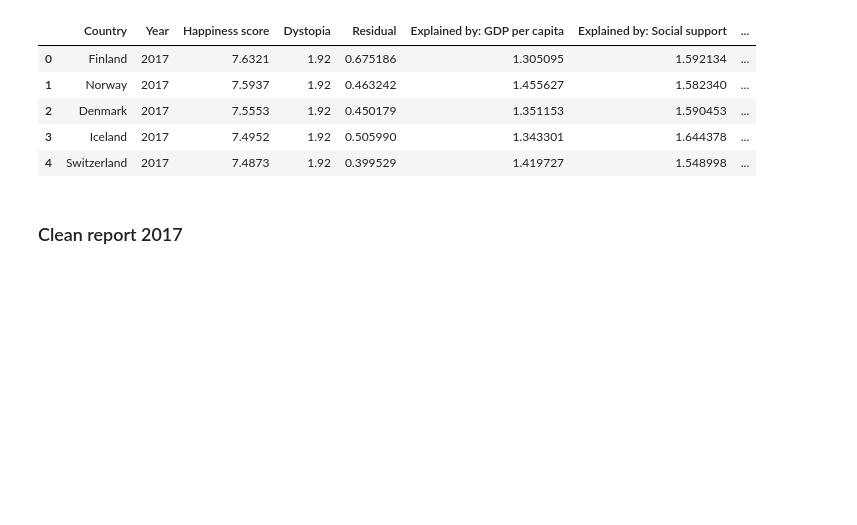
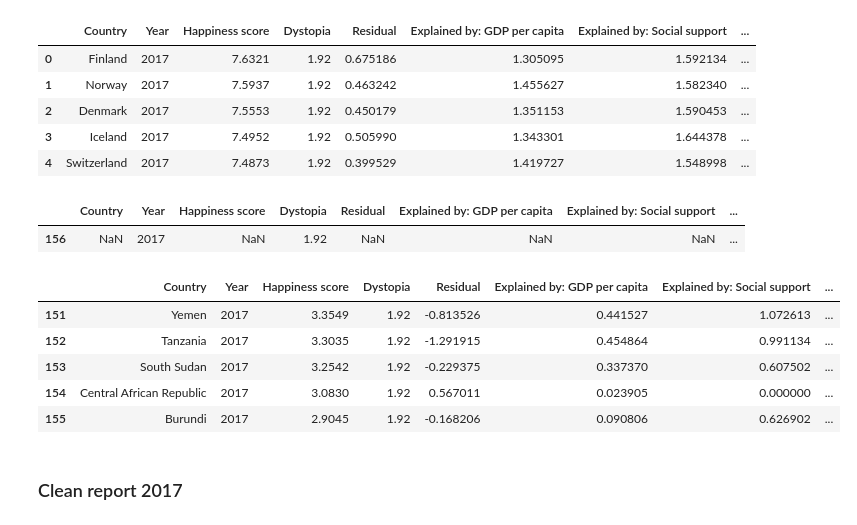
Before and after one commit to angkohtenko/World_Happiness_Report, a Jupyter notebook: Clean_data.ipynb, the cells around one changed output. Drawn from its saved outputs; the diff is of its cells as text; code cells hidden in the pictures; blank space fills up the shorter version.

```diff
--- a/Clean_data.ipynb
+++ b/Clean_data.ipynb
@@ -340,6 +378,23 @@ df_2018.head()
 | 2 | Denmark | 2017 | 7.5553 | 1.92 | 0.450179 | 1.351153 | 1.590453 | ... |
 | 3 | Iceland | 2017 | 7.4952 | 1.92 | 0.505990 | 1.343301 | 1.644378 | ... |
 | 4 | Switzerland | 2017 | 7.4873 | 1.92 | 0.399529 | 1.419727 | 1.548998 | ... |
+# %%
+# show rows with null
+df_2018[df_2018.isnull().any(axis=1)]
+# %% [output]
+|  | Country | Year | Happiness score | Dystopia | Residual | Explained by: GDP per capita | Explained by: Social support | ... |
+| 156 | NaN | 2017 | NaN | 1.92 | NaN | NaN | NaN | ... |
+# %%
+# drop null rows
+df_2018.dropna(inplace=True)
+df_2018.tail()
+# %% [output]
+|  | Country | Year | Happiness score | Dystopia | Residual | Explained by: GDP per capita | Explained by: Social support | ... |
+| 151 | Yemen | 2017 | 3.3549 | 1.92 | -0.813526 | 0.441527 | 1.072613 | ... |
+| 152 | Tanzania | 2017 | 3.3035 | 1.92 | -1.291915 | 0.454864 | 0.991134 | ... |
+| 153 | South Sudan | 2017 | 3.2542 | 1.92 | -0.229375 | 0.337370 | 0.607502 | ... |
+| 154 | Central African Republic | 2017 | 3.0830 | 1.92 | 0.567011 | 0.023905 | 0.000000 | ... |
+| 155 | Burundi | 2017 | 2.9045 | 1.92 | -0.168206 | 0.090806 | 0.626902 | ... |
 # %% [markdown]
 ### Clean report 2017
 # %%
```
Also changed, not shown: parts of 42 cells of this notebook, 1 other file.
